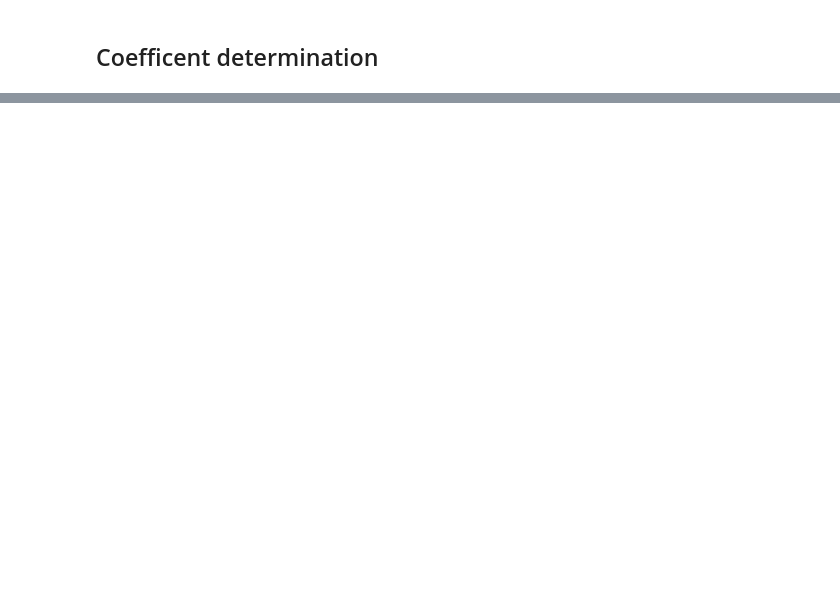
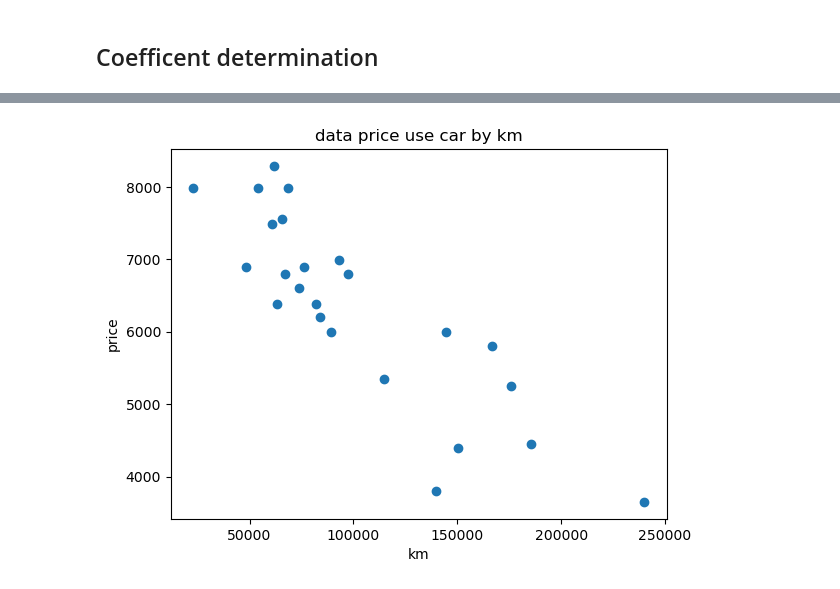
Before and after one commit to vportens/machine_learning, a Jupyter notebook: first_regretion_lineaire.ipynb, the cells around one changed output, grey strips where cells are left out. Drawn from its saved outputs; the diff is of its cells as text; code cells hidden in the pictures; blank space fills up the shorter version.

```diff
--- a/first_regretion_lineaire.ipynb
+++ b/first_regretion_lineaire.ipynb
@@ -89,0 +135,2 @@ print(coef_determination)
+# %%
+data = pd.read_csv('data.csv')
@@ -89,0 +146,8 @@ print(coef_determination)
+# %%
+plt.scatter(data['km'], data['price'])
+plt.title("data price use car by km")
+plt.ylabel("price")
+plt.xlabel("km")
+plt.show()
+# %% [output]
+[figure, added]
```
Also changed, not shown: parts of 16 cells of this notebook.
